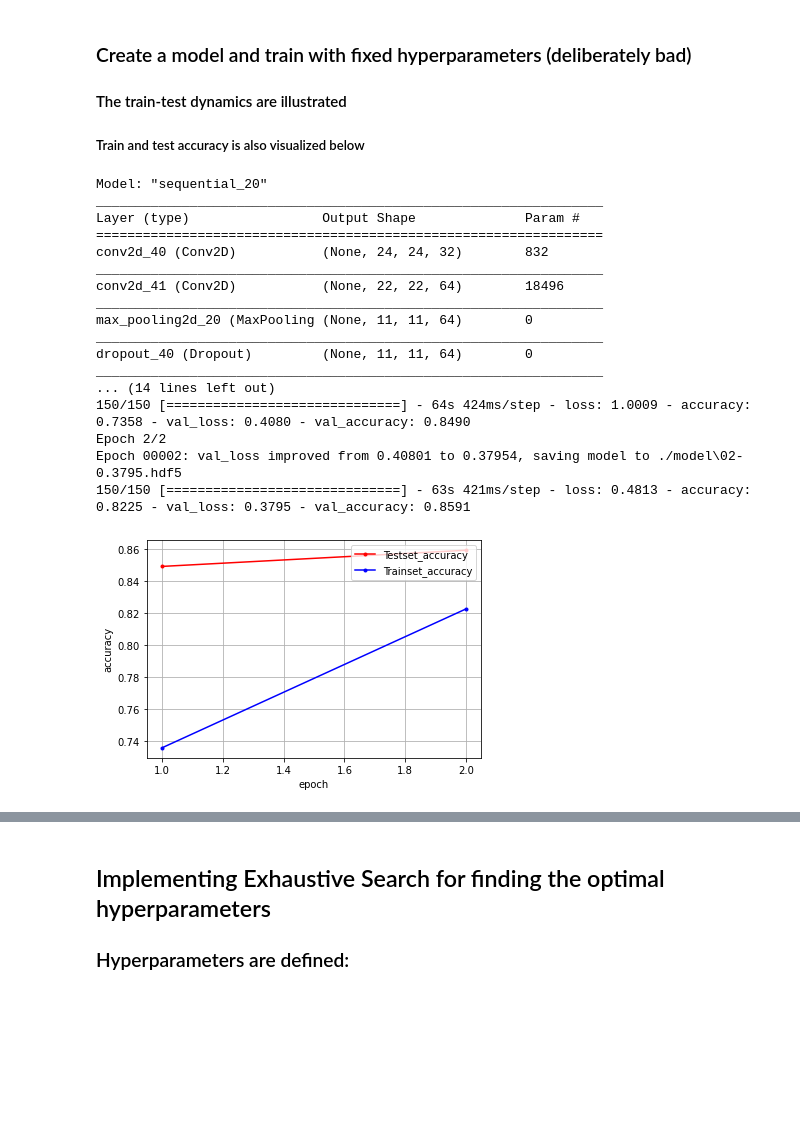
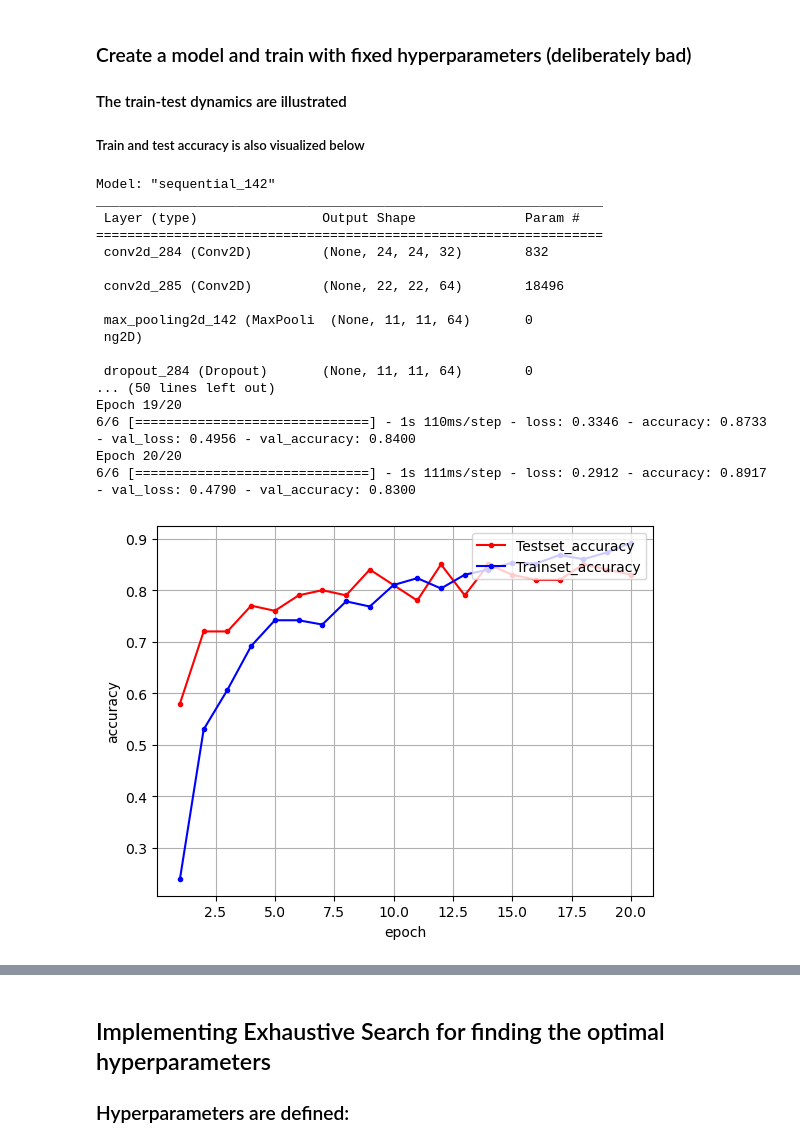
Before and after one commit to Maplewarrior/02463-Project-1, a Jupyter notebook: CNN implemented from kaggle.ipynb, the cells around one changed output, grey strips where cells are left out. Cells and saved outputs as stored; diff of their text form; code cells hidden in the pictures; blank space fills up the shorter version.

```diff
--- a/CNN implemented from kaggle.ipynb
+++ b/CNN implemented from kaggle.ipynb
@@ -64,20 +94,20 @@ plt.show()
 # %%
-Y_train = np_utils.to_categorical(Y_train)
-Y_test = np_utils.to_categorical(Y_test)
+y_train = np_utils.to_categorical(y_train)
+y_test = np_utils.to_categorical(y_test)
 # %% [markdown]
 ### Defining CNN class
 # %%
 class CNN:
-    def __init__(self, X_train, Y_train, X_test, Y_test):
+    def __init__(self, X_train, y_train, X_test, y_test):
         #self.n_epochs = n_epochs
         #self.kernel_size = kernel_size
         #self.learning_rate = learning_rate
         #self.batch_size = batch_size
 
         self.X_train = X_train
-        self.Y_train = Y_train
+        self.y_train = y_train
         self.X_test = X_test
-        self.Y_test = Y_test
+        self.y_test = y_test
 
 
 
@@ -109,8 +139,8 @@ class CNN:
         #checkpointer = ModelCheckpoint(filepath=modelpath, monitor='val_loss', verbose=1, save_best_only=True)
         #early_stopping_callback = EarlyStopping(monitor='val_loss', patience=10)
 
-        history = model.fit(X_train, Y_train,
-        validation_data=(X_test, Y_test), epochs=n_epochs,
+        history = model.fit(X_train, y_train,
+        validation_data=(X_test, y_test), epochs=n_epochs,
         batch_size= batch_size, verbose=1)
         #callbacks=[early_stopping_callback, checkpointer])
 
@@ -141,41 +171,41 @@ class CNN:
 # %%
 # If you want the model to perform well set lr = 0.001 and k = 3.
 
 # Keep these values fixed if you want a decent but improvable result:
 ## e = 5, lr = 0.05, k = 5, b = 400
-e = 2
-lr = 0.03
+e = 20
+lr = 0.001
 k = 5
-b = 400
+b = 100
 
 
-m = CNN(X_train = X_train, Y_train = Y_train, X_test = X_test,Y_test = Y_test)
+m = CNN(X_train = X_train, y_train = y_train, X_test = X_test,y_test = y_test)
 # Create a CNN model
 hist, final_acc = m.CNNModelTrain(n_epochs = e, batch_size = b, kernel_size = k, learning_rate = lr,summary = True)
 
 
 m.plotResults(hist)
 
 
 final_loss = hist.history['val_loss'][-1]
 print("Accuracy at the last epoch:", final_acc)
 print("Loss at the last epoch:", final_loss)
 # %% [output]
-Model: "sequential_20"
+Model: "sequential_142"
 _________________________________________________________________
-Layer (type)                 Output Shape              Param #
+ Layer (type)                Output Shape              Param #
 =================================================================
-conv2d_40 (Conv2D)           (None, 24, 24, 32)        832
-_________________________________________________________________
-conv2d_41 (Conv2D)           (None, 22, 22, 64)        18496
-_________________________________________________________________
-max_pooling2d_20 (MaxPooling (None, 11, 11, 64)        0
-_________________________________________________________________
-dropout_40 (Dropout)         (None, 11, 11, 64)        0
-_________________________________________________________________
-... (14 lines left out)
-150/150 [==============================] - 64s 424ms/step - loss: 1.0009 - accuracy: 0.7358 - val_loss: 0.4080 - val_accuracy: 0.8490
-Epoch 2/2
-Epoch 00002: val_loss improved from 0.40801 to 0.37954, saving model to ./model\02-0.3795.hdf5
-150/150 [==============================] - 63s 421ms/step - loss: 0.4813 - accuracy: 0.8225 - val_loss: 0.3795 - val_accuracy: 0.8591
+ conv2d_284 (Conv2D)         (None, 24, 24, 32)        832
+
+ conv2d_285 (Conv2D)         (None, 22, 22, 64)        18496
+
+ max_pooling2d_142 (MaxPooli  (None, 11, 11, 64)       0
+ ng2D)
+
+ dropout_284 (Dropout)       (None, 11, 11, 64)        0
+... (50 lines left out)
+Epoch 19/20
+6/6 [==============================] - 1s 110ms/step - loss: 0.3346 - accuracy: 0.8733 - val_loss: 0.4956 - val_accuracy: 0.8400
+Epoch 20/20
+6/6 [==============================] - 1s 111ms/step - loss: 0.2912 - accuracy: 0.8917 - val_loss: 0.4790 - val_accuracy: 0.8300
-[figure, old version]
+[figure, new version]
```
Also changed, not shown: parts of 9 cells of this notebook, 1 other file.
